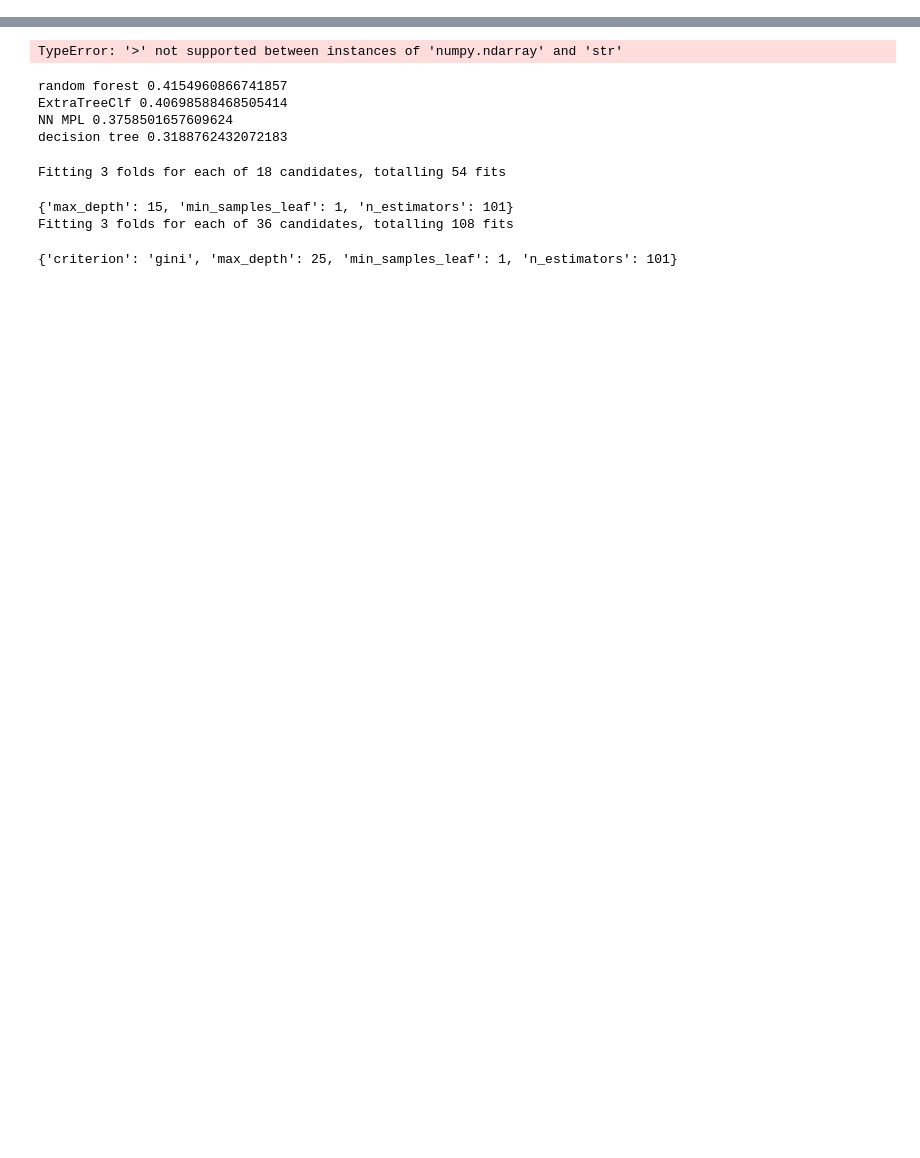
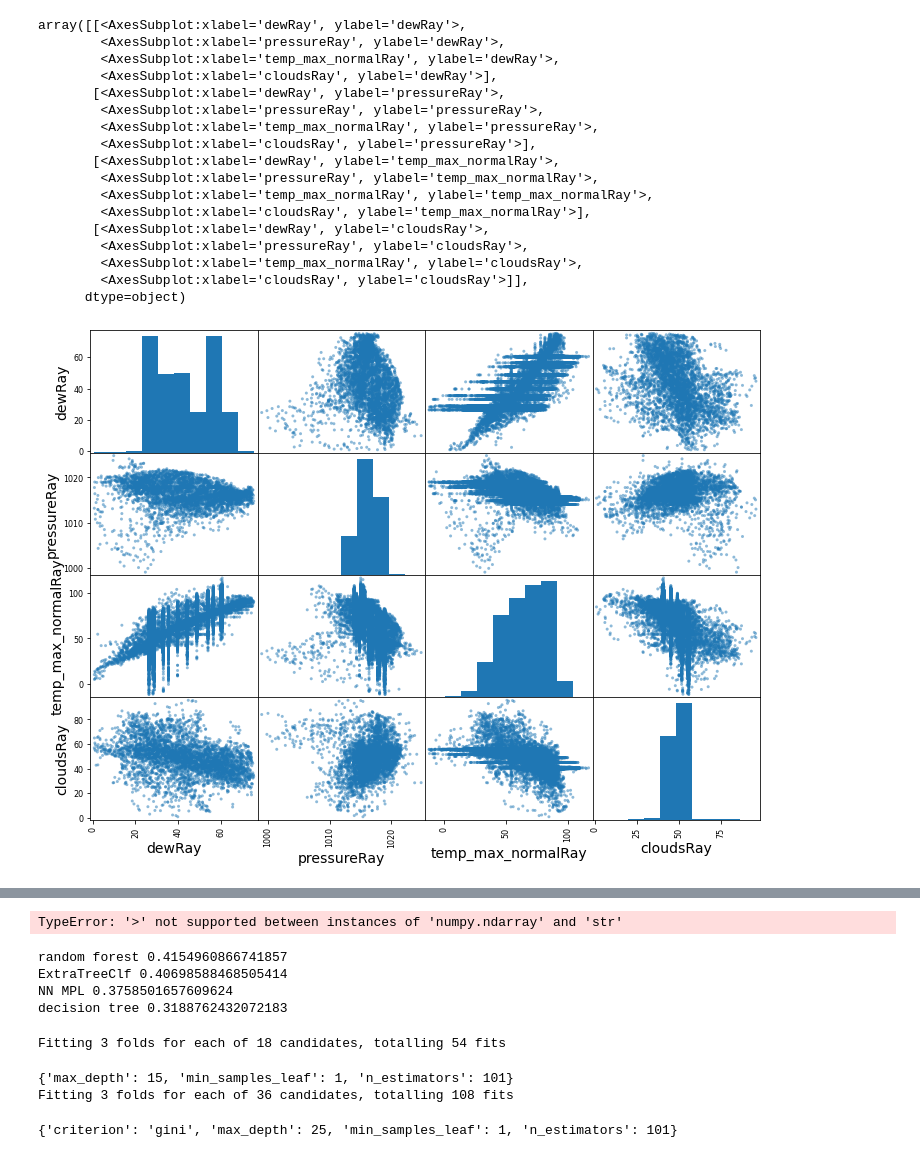
Before and after one commit to sKwil/ml-team3, a Jupyter notebook: jupyter/Trenton_Stuff/2ndProjectTesting.ipynb, the cells around one changed output, grey strips where cells are left out. Cells and saved outputs as stored; diff of their text form; code cells hidden in the pictures; blank space fills up the shorter version.

```diff
--- a/jupyter/Trenton_Stuff/2ndProjectTesting.ipynb
+++ b/jupyter/Trenton_Stuff/2ndProjectTesting.ipynb
@@ -119,0 +218,20 @@ features
+# %%
+df.replace([np.inf, -np.inf], np.nan, inplace=True)
+df.fillna(method = "ffill", inplace=True)
+
+from sklearn.model_selection import StratifiedShuffleSplit
+
+split = StratifiedShuffleSplit(n_splits = 1, test_size = 0.2, random_state = 42)    #n_splits is training date, test_size is target
+
+for train_index, test_index in split.split(df, df["longitude_bin"]):    #shows it is an iterateable object
+    strat_train_set = df.loc[train_index]
+    strat_test_set = df.loc[test_index]
+
+
+#SELECT COUNT(*) GROUP BY region;
+#     check if we need strat_sampling
+# %%
+feat_train = strat_train_set.drop(['state','longitude_bin'], axis=1)
+lab_train = strat_train_set['state']
+feat_test = strat_test_set.drop(['state','longitude_bin'], axis=1)
+lab_test = strat_test_set['state']
@@ -119,0 +255,25 @@ features
+# %%
+from pandas.plotting import scatter_matrix    #plot for four of the attributes to see how they relate
+
+attributes = ["dewRay", "pressureRay", "temp_max_normalRay", "cloudsRay"]
+
+scatter_matrix(feat_train[attributes],figsize=(12,9))
+# %% [output]
+array([[<AxesSubplot:xlabel='dewRay', ylabel='dewRay'>,
+        <AxesSubplot:xlabel='pressureRay', ylabel='dewRay'>,
+        <AxesSubplot:xlabel='temp_max_normalRay', ylabel='dewRay'>,
+        <AxesSubplot:xlabel='cloudsRay', ylabel='dewRay'>],
+       [<AxesSubplot:xlabel='dewRay', ylabel='pressureRay'>,
+        <AxesSubplot:xlabel='pressureRay', ylabel='pressureRay'>,
+        <AxesSubplot:xlabel='temp_max_normalRay', ylabel='pressureRay'>,
+        <AxesSubplot:xlabel='cloudsRay', ylabel='pressureRay'>],
+       [<AxesSubplot:xlabel='dewRay', ylabel='temp_max_normalRay'>,
+        <AxesSubplot:xlabel='pressureRay', ylabel='temp_max_normalRay'>,
+        <AxesSubplot:xlabel='temp_max_normalRay', ylabel='temp_max_normalRay'>,
+        <AxesSubplot:xlabel='cloudsRay', ylabel='temp_max_normalRay'>],
+       [<AxesSubplot:xlabel='dewRay', ylabel='cloudsRay'>,
+        <AxesSubplot:xlabel='pressureRay', ylabel='cloudsRay'>,
+        <AxesSubplot:xlabel='temp_max_normalRay', ylabel='cloudsRay'>,
+        <AxesSubplot:xlabel='cloudsRay', ylabel='cloudsRay'>]],
+      dtype=object)
+[figure, added]
```
Also changed, not shown: parts of 15 cells of this notebook.
